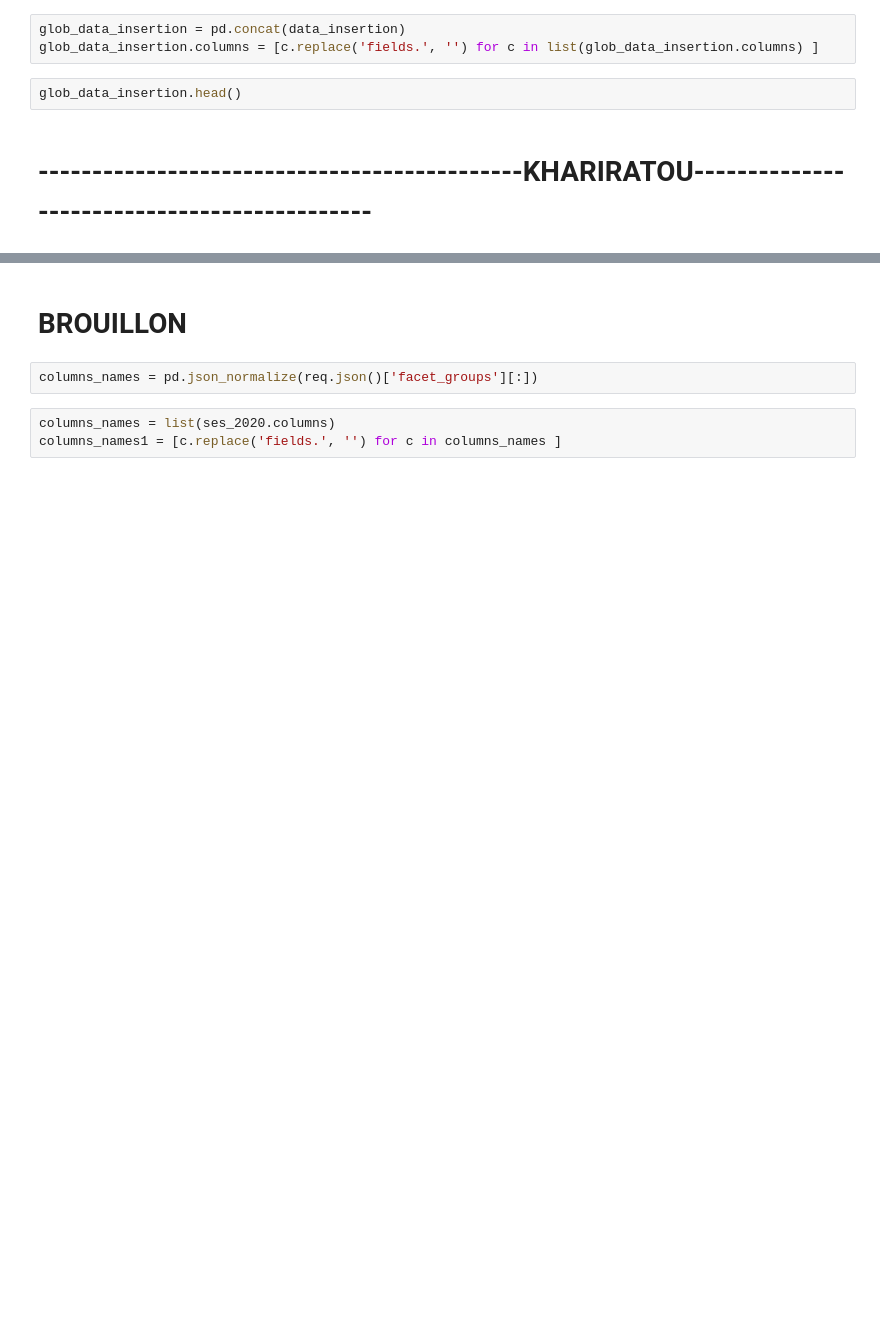
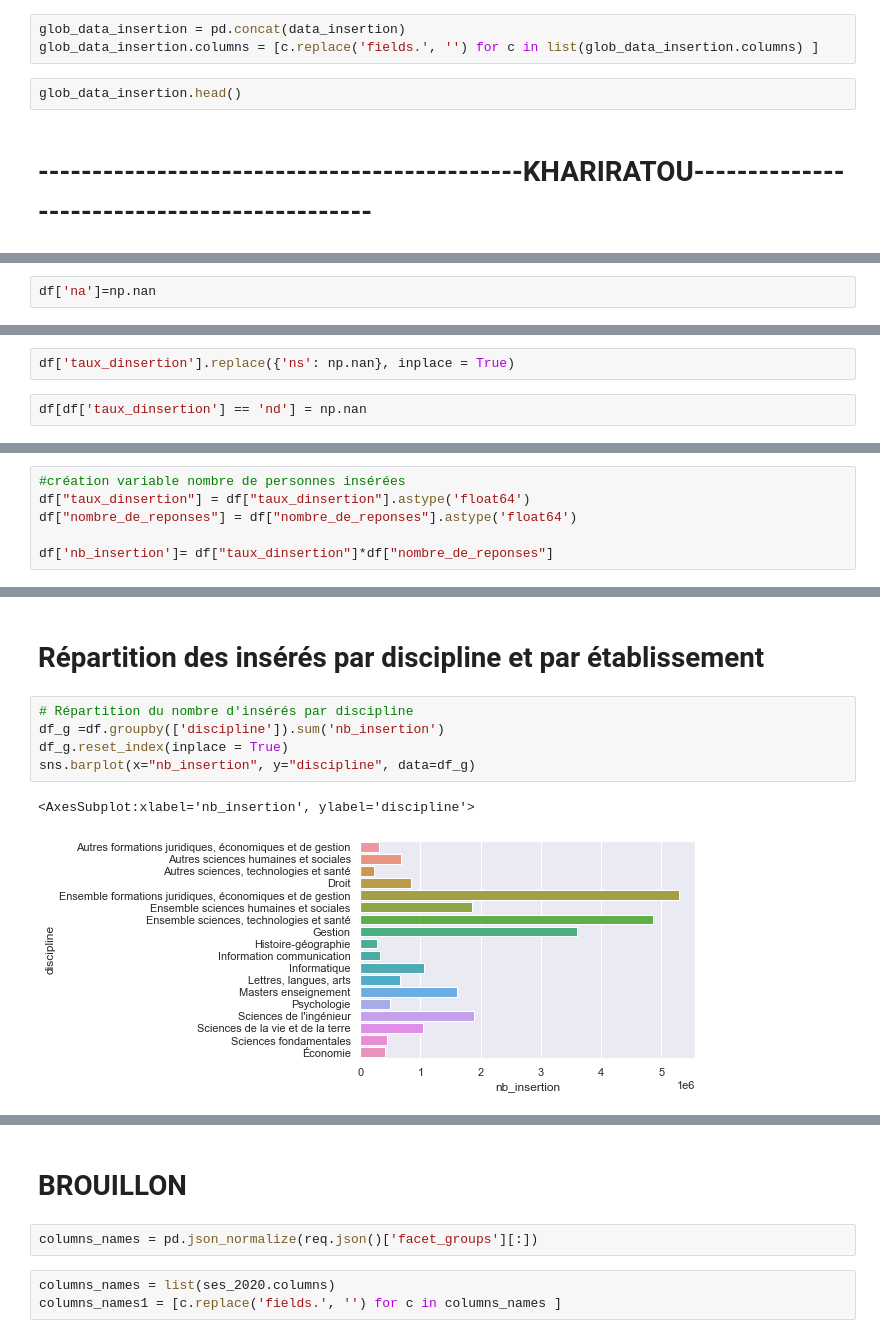
Before and after one commit to DouloSOW/Depot, a Jupyter notebook: principal_script.ipynb, the cells around one changed output, grey strips where cells are left out. Cells and saved outputs as stored; diff of their text form; blank space fills up the shorter version.

```diff
--- a/principal_script.ipynb
+++ b/principal_script.ipynb
@@ -420,0 +427,2 @@ glob_data_insertion.head()
+# %%
+df['na']=np.nan
@@ -420,0 +460,4 @@ glob_data_insertion.head()
+# %%
+df['taux_dinsertion'].replace({'ns': np.nan}, inplace = True)
+# %%
+df[df['taux_dinsertion'] == 'nd'] = np.nan
@@ -420,0 +468,6 @@ glob_data_insertion.head()
+# %%
+#création variable nombre de personnes insérées
+df["taux_dinsertion"] = df["taux_dinsertion"].astype('float64')
+df["nombre_de_reponses"] = df["nombre_de_reponses"].astype('float64')
+
+df['nb_insertion']= df["taux_dinsertion"]*df["nombre_de_reponses"]
@@ -420,0 +497,10 @@ glob_data_insertion.head()
+# %% [markdown]
+# Répartition des insérés par discipline et par établissement
+# %%
+# Répartition du nombre d'insérés par discipline
+df_g =df.groupby(['discipline']).sum('nb_insertion')
+df_g.reset_index(inplace = True)
+sns.barplot(x="nb_insertion", y="discipline", data=df_g)
+# %% [output]
+<AxesSubplot:xlabel='nb_insertion', ylabel='discipline'>
+[figure, added]
```
Also changed, not shown: parts of 36 cells of this notebook.
